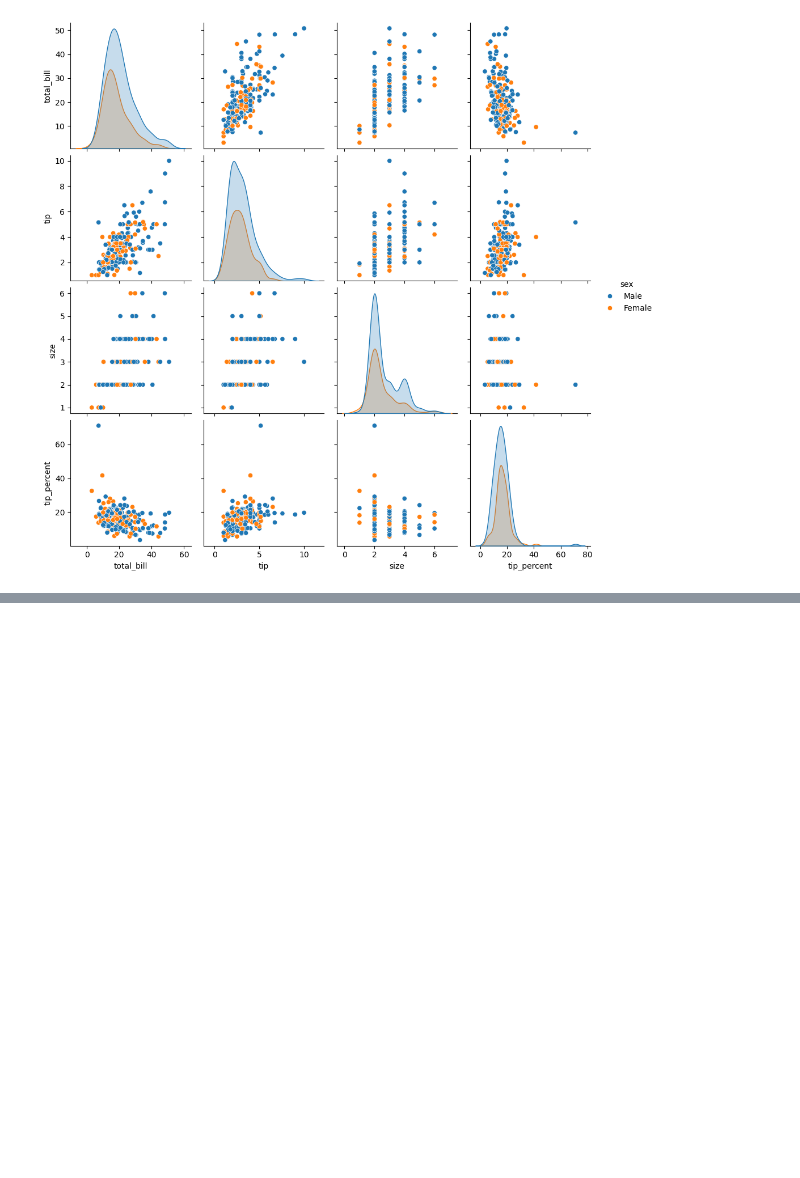
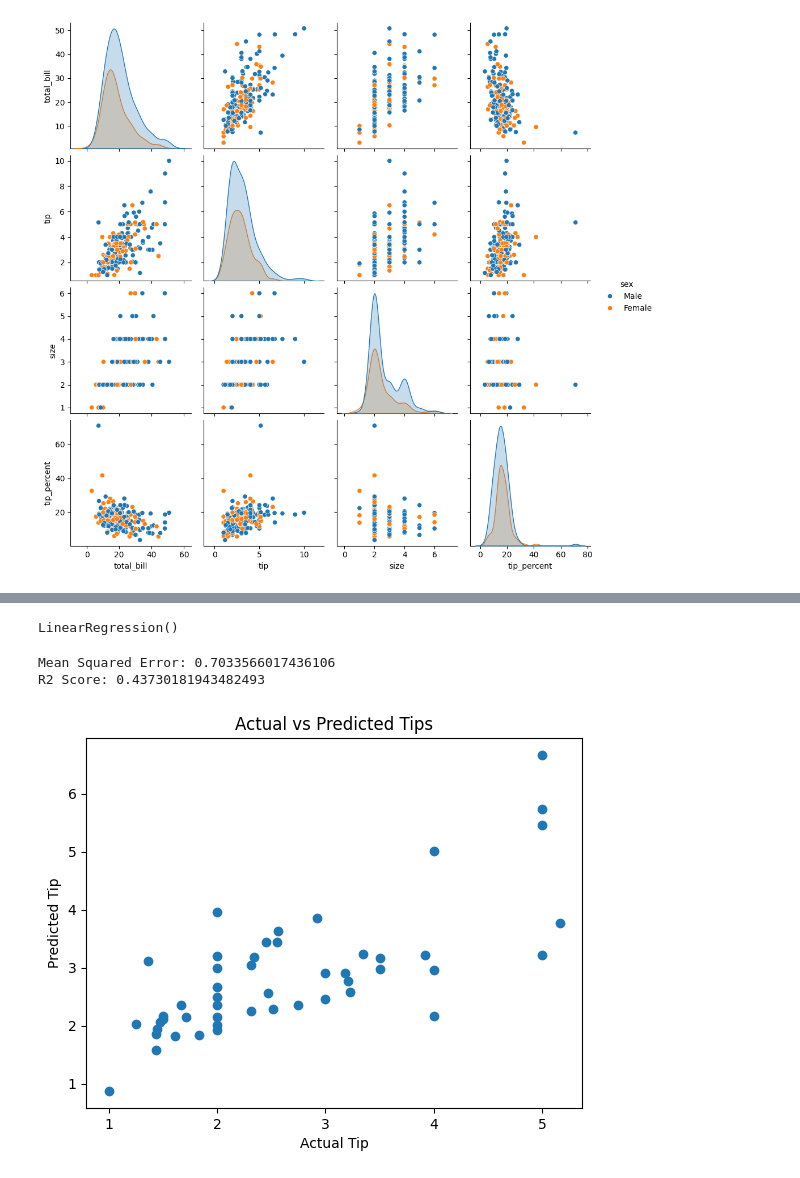
Before and after one commit to ezabhishek1/Data_Analytics, a Jupyter notebook: codes/finalproject.ipynb, the cells around one changed output, grey strips where cells are left out. Cells and saved outputs as stored; diff of their text form; code cells hidden in the pictures; blank space fills up the shorter version.

```diff
--- a/codes/finalproject.ipynb
+++ b/codes/finalproject.ipynb
@@ -114,0 +136,35 @@ fig.show()
+# %%
+X = tips_encoded.drop("tip", axis=1)
+y = tips_encoded["tip"]
+# %%
+X_train, X_test, y_train, y_test = train_test_split(
+    X, y, test_size=0.2, random_state=42
+)
+# %%
+model = LinearRegression()
+
+model.fit(X_train, y_train)e
+# %% [output]
+LinearRegression()
+# %%
+y_pred = model.predict(X_test)
+# %%
+mse = mean_squared_error(y_test, y_pred)
+r2 = r2_score(y_test, y_pred)
+
+print("Mean Squared Error:", mse)
+print("R2 Score:", r2)
+# %% [output]
+Mean Squared Error: 0.7033566017436106
+R2 Score: 0.43730181943482493
+# %%
+plt.scatter(y_test, y_pred)
+
+plt.xlabel("Actual Tip")
+plt.ylabel("Predicted Tip")
+
+plt.title("Actual vs Predicted Tips")
+
+plt.show()
+# %% [output]
+[figure, added]
```
Also changed, not shown: parts of 9 cells of this notebook.
